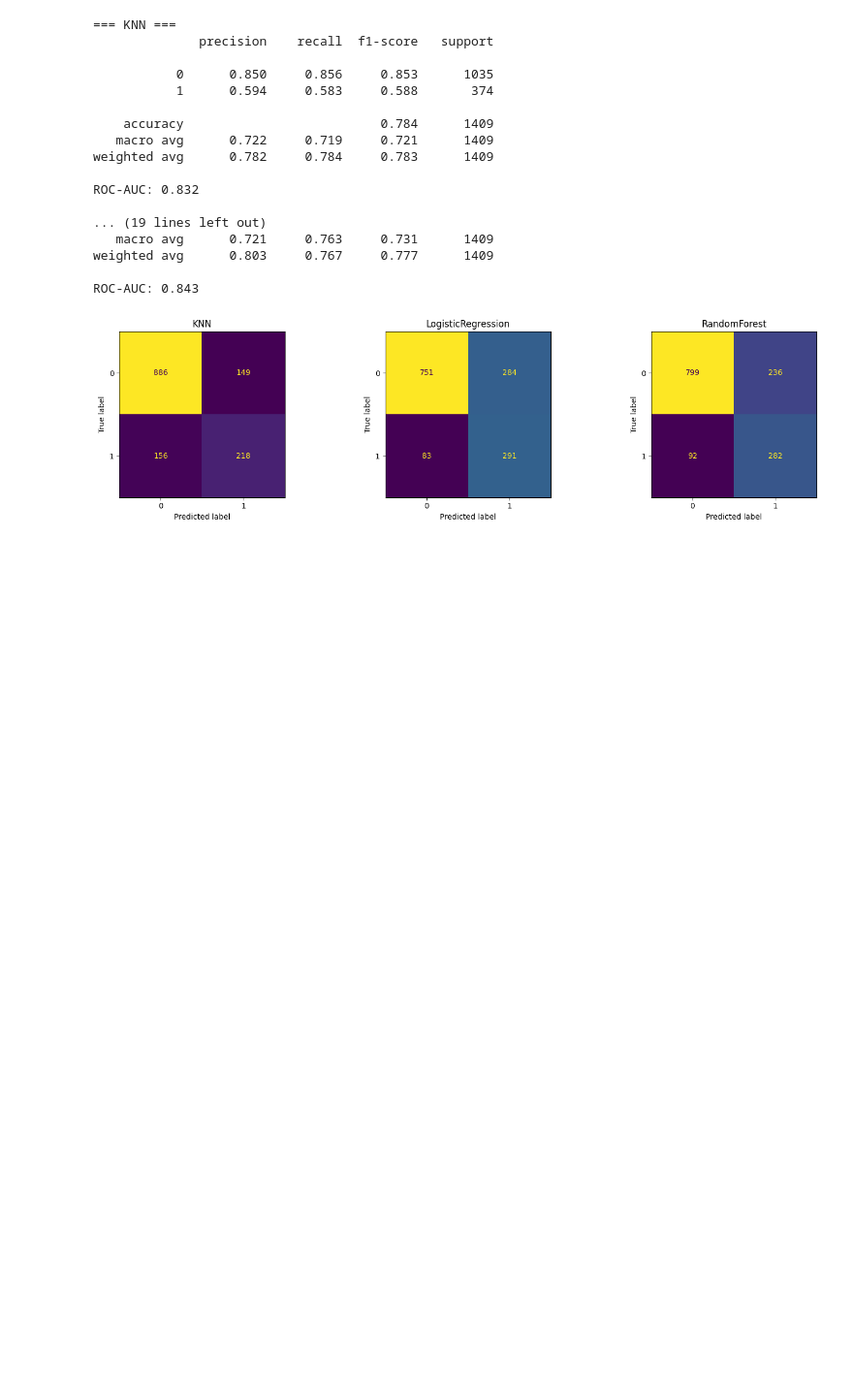
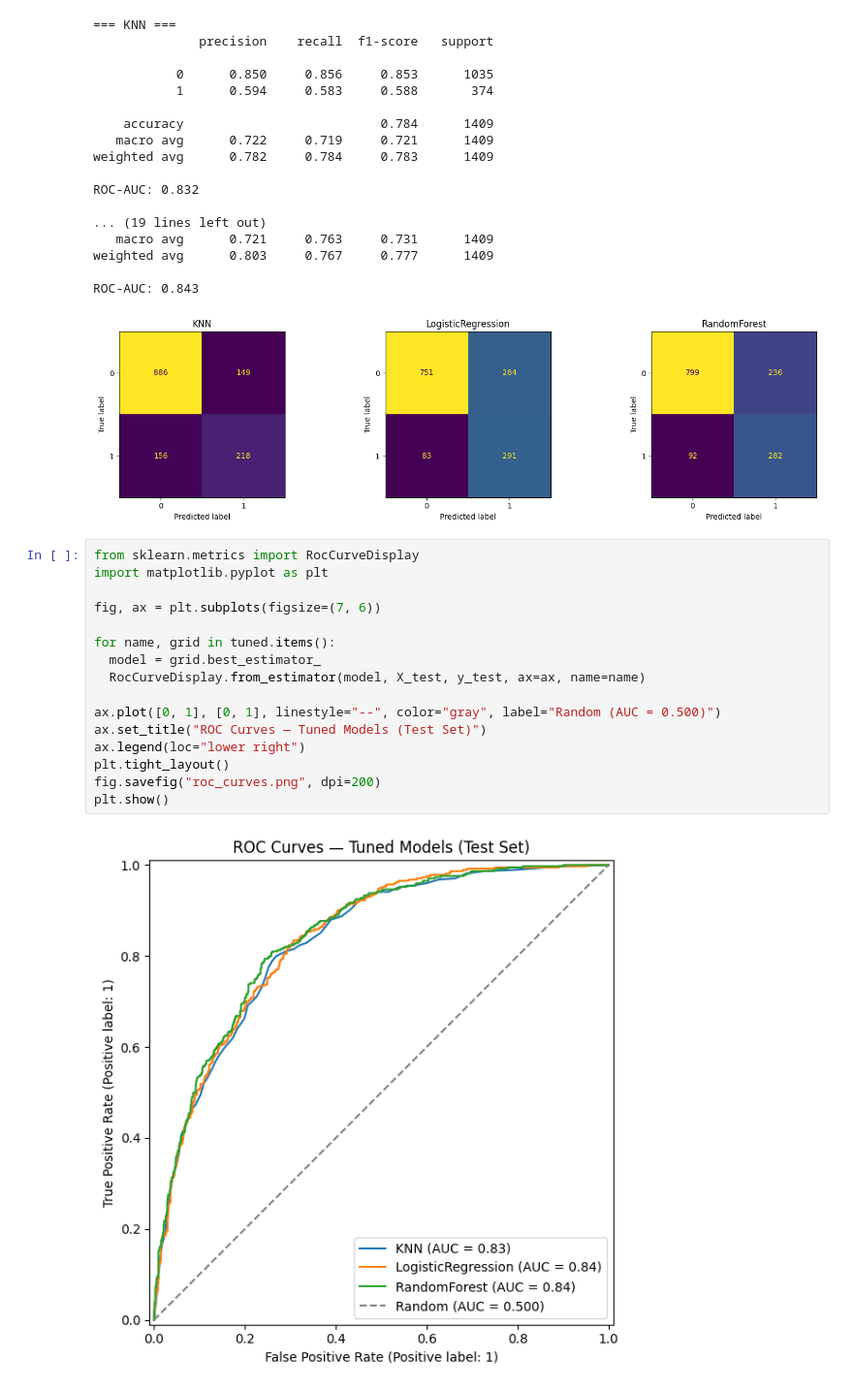
Before and after one commit to vihangasathsara-75/cm2604-cw-telco-churn-prediction, a Jupyter notebook: notebooks/03_modelling.ipynb, the cells around one changed output. Shown at 97% size. Saved outputs shown, nothing was run; the diff lists cells and outputs as text; blank space fills up the shorter version.

Commit message:
Added ROC curve comparison for tuned models

```diff
--- a/notebooks/03_modelling.ipynb
+++ b/notebooks/03_modelling.ipynb
@@ -189,3 +189,21 @@ weighted avg      0.803     0.767     0.777      1409
 
 ROC-AUC: 0.843
 [figure]
+# %%
+from sklearn.metrics import RocCurveDisplay
+import matplotlib.pyplot as plt
+
+fig, ax = plt.subplots(figsize=(7, 6))
+
+for name, grid in tuned.items():
+  model = grid.best_estimator_
+  RocCurveDisplay.from_estimator(model, X_test, y_test, ax=ax, name=name)
+
+ax.plot([0, 1], [0, 1], linestyle="--", color="gray", label="Random (AUC = 0.500)")
+ax.set_title("ROC Curves — Tuned Models (Test Set)")
+ax.legend(loc="lower right")
+plt.tight_layout()
+fig.savefig("roc_curves.png", dpi=200)
+plt.show()
+# %% [output]
+[figure, added]
```
